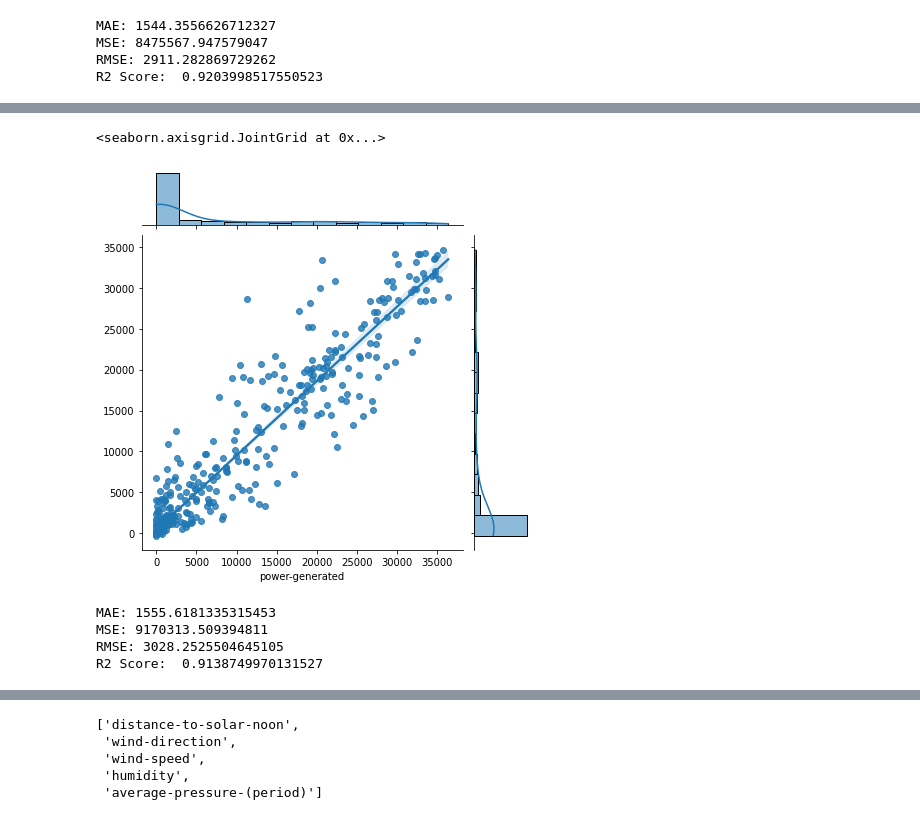
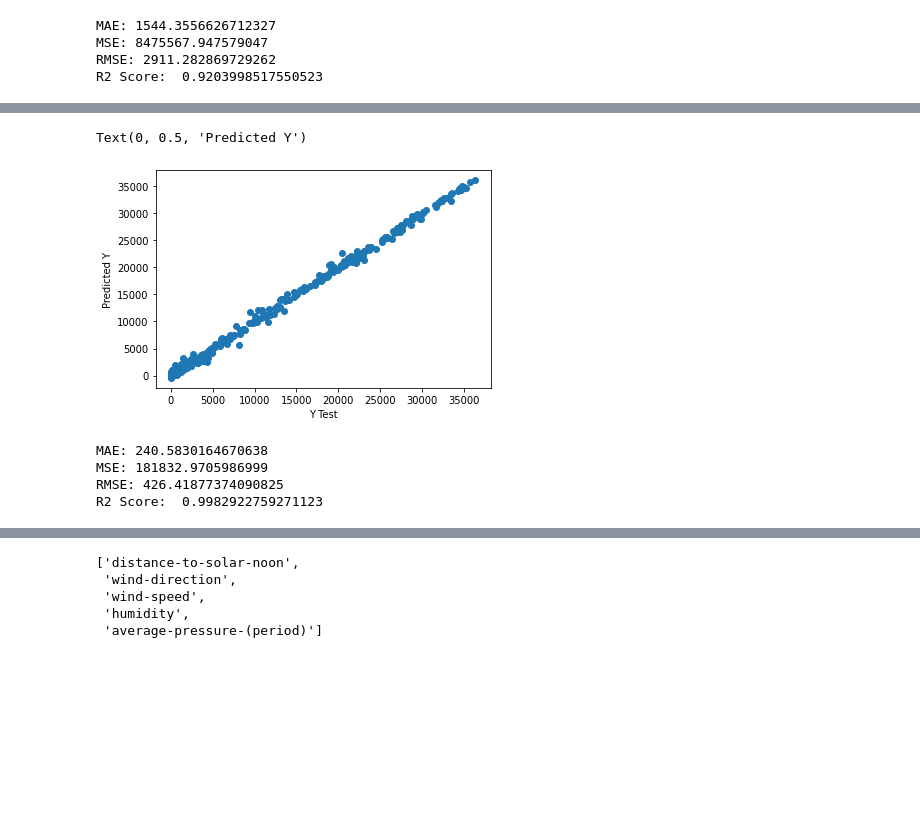
Before and after one commit to Agnij-Moitra/solar-sight, a Jupyter notebook: train.ipynb, the cells around one changed output, grey strips where cells are left out. Drawn from its saved outputs; the diff is of its cells as text; code cells hidden in the pictures; blank space fills up the shorter version.

```diff
--- a/train.ipynb
+++ b/train.ipynb
@@ -233,7 +206,7 @@ sns.jointplot(x=y_valid, y=mlp_preds, kind='reg')
 # %%
 from xgboost import XGBRegressor
 
-xg_boost = XGBRegressor(n_estimators=2000, learning_rate=0.05, n_jobs=100, max_depth=9)
+xg_boost = XGBRegressor(n_estimators=10000, learning_rate=0.005, n_jobs=100)
 xg_pipeline = Pipeline(steps=[('preprocessor', preprocessor),
                               ('model', xg_boost)
                              ])
@@ -242,7 +215,7 @@ xg_pipeline = Pipeline(steps=[('preprocessor', preprocessor),
 xg_pipeline.fit(X_train, y_train)
 
 # Preprocessing of validation data, get predictions
-xg_preds = xg_pipeline.predict(X_train)
+xg_preds = xg_pipeline.predict(X_valid)
 # %%
 from sklearn.model_selection import cross_val_score
 
@@ -254,24 +227,26 @@ xg_scores = -1 * cross_val_score(xg_pipeline, X_valid, y_valid,
 print("MAE scores:\n", xg_scores)
 print("Average MAE score (across experiments):")
 print(xg_scores.mean())
-# %%
-xg_predictions = xg_pipeline.predict(X_valid)
-sns.jointplot(x=y_valid, y=xg_predictions, kind='reg')
-# %% [output]
-<seaborn.axisgrid.JointGrid at 0x...>
-[figure, removed]
+# %%
+predictions = xg_pipeline.predict(X_valid)
+plt.scatter(y_valid, predictions)
+plt.xlabel('Y Test')
+plt.ylabel('Predicted Y')
+# %% [output]
+Text(0, 0.5, 'Predicted Y')
+[figure, added]
 # %%
 from sklearn import metrics
 
-print('MAE:', metrics.mean_absolute_error(y_valid, xg_predictions))
-print('MSE:', metrics.mean_squared_error(y_valid, xg_predictions))
-print('RMSE:', np.sqrt(metrics.mean_squared_error(y_valid, xg_predictions)))
+print('MAE:', metrics.mean_absolute_error(y_valid, predictions))
+print('MSE:', metrics.mean_squared_error(y_valid, predictions))
+print('RMSE:', np.sqrt(metrics.mean_squared_error(y_valid, predictions)))
 print("R2 Score: ", xg_pipeline.score(X_valid, y_valid))
 # %% [output]
-MAE: 1555.6181335315453
-MSE: 9170313.509394811
-RMSE: 3028.2525504645105
-R2 Score:  0.9138749970131527
+MAE: 240.5830164670638
+MSE: 181832.9705986999
+RMSE: 426.41877374090825
+R2 Score:  0.9982922759271123
 # %%
 predictions = xg_pipeline.predict(X_valid)
 print(f"True output: {y_valid.values[4]}")
```
Also changed, not shown: parts of 12 cells of this notebook, 1 other file.
